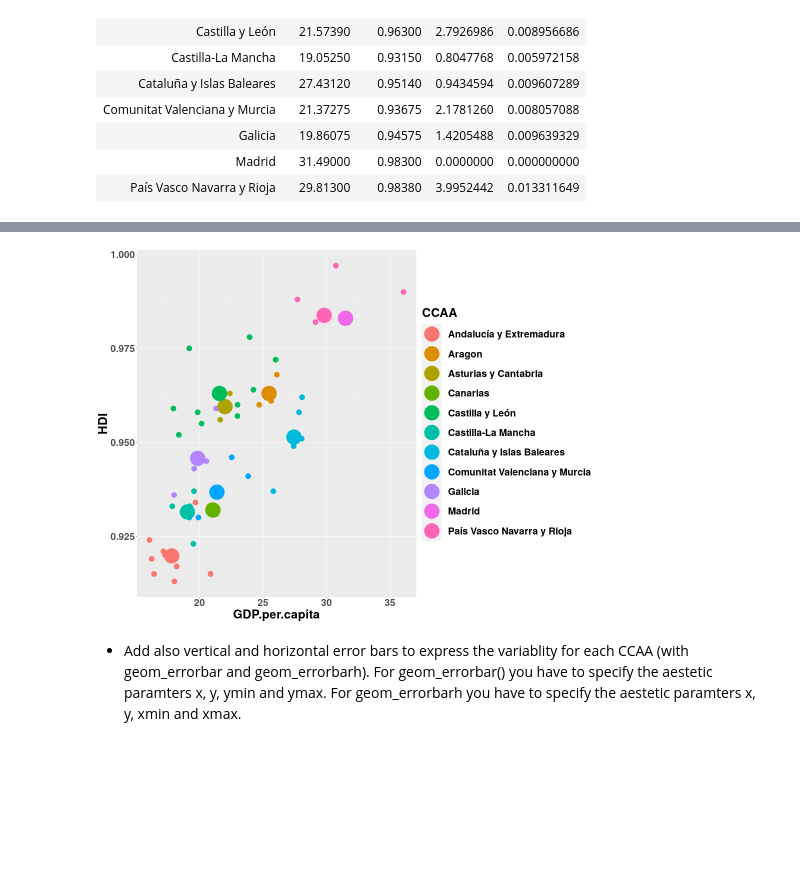
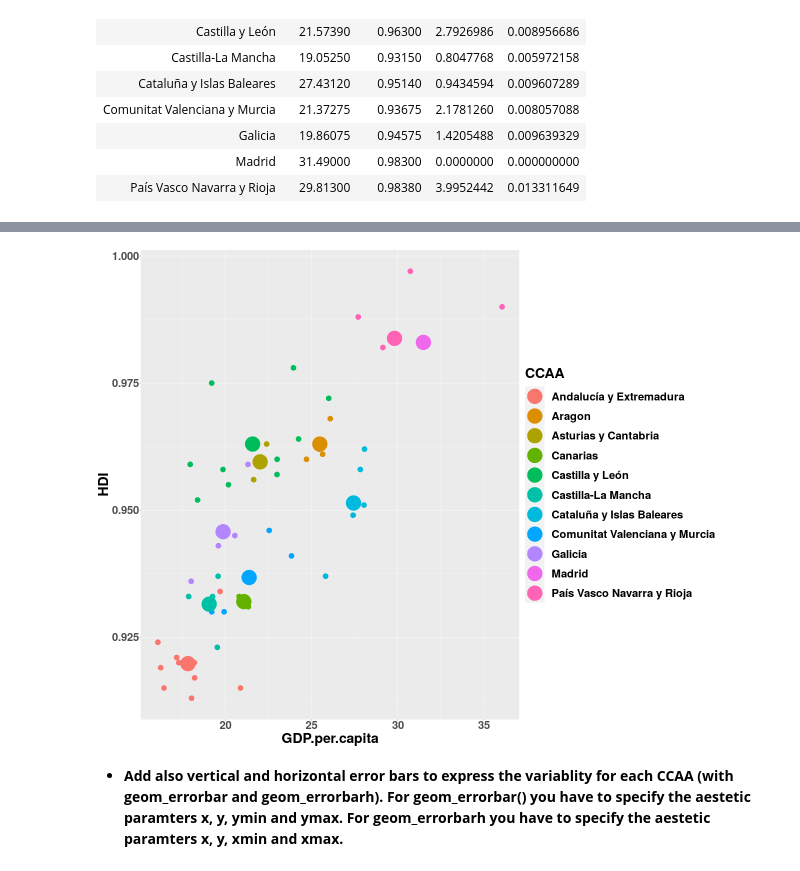
Before and after one commit to AlbaLomas/Introduction_R, a Jupyter notebook: Exam/Exam_text.ipynb, the cells around one changed output, grey strips where cells are left out. Cells and saved outputs as stored; diff of their text form; code cells hidden in the pictures; blank space fills up the shorter version.

```diff
--- a/Exam/Exam_text.ipynb
+++ b/Exam/Exam_text.ipynb
@@ -364,7 +391,10 @@ geom_point(size=7) + theme(text = element_text(family = "Arial", size = 35, face
 # %%
 ggplot(df_new, aes(x=GDP.per.capita, y=HDI, color=CCAA)) +
-geom_point(size=7) + theme(text = element_text(family = "Arial", size = 35, face = "bold")) + geom_point(data=df_mean_sd, x=df_mean_sd[,2], y=df_mean_sd[,3], size=20)
+geom_point(size=7) + theme(text = element_text(family = "Arial", size = 40, face = "bold"),legend.position = "right") +
+geom_point(data=df_mean_sd, x=df_mean_sd[,2], y=df_mean_sd[,3], size=20)
+
+#The biggest points are the result of plotting the mean GDP against the mean HDI by CCAA
 # %% [output]
-[figure, old version]
+[figure, new version]
 # %% [markdown]
-- Add also vertical and horizontal error bars to express the variablity for each CCAA (with geom_errorbar and geom_errorbarh). For geom_errorbar() you have to specify the aestetic paramters x, y, ymin and ymax. For geom_errorbarh you have to specify the aestetic paramters x, y, xmin and xmax.
+- **Add also vertical and horizontal error bars to express the variablity for each CCAA (with geom_errorbar and geom_errorbarh). For geom_errorbar() you have to specify the aestetic paramters x, y, ymin and ymax. For geom_errorbarh you have to specify the aestetic paramters x, y, xmin and xmax.**
```
Also changed, not shown: parts of 53 cells of this notebook.
